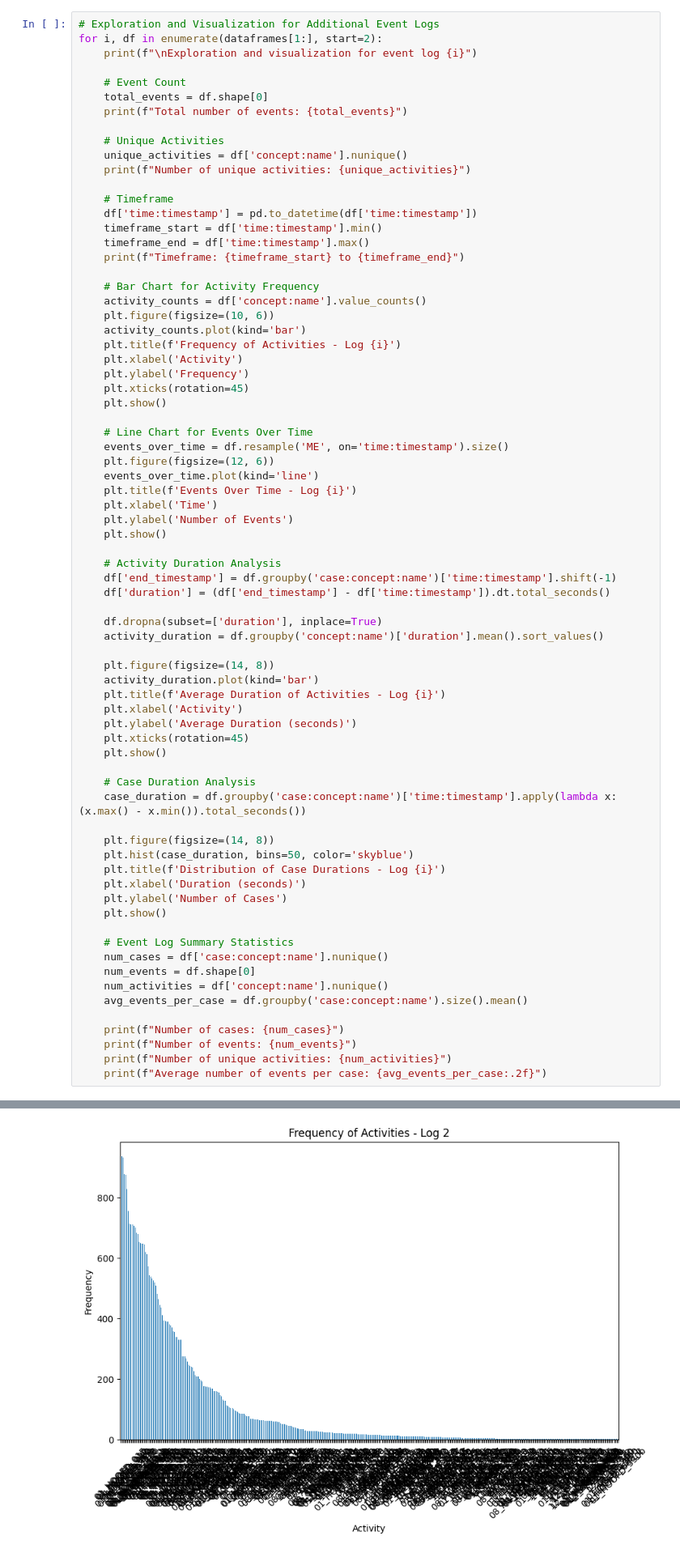
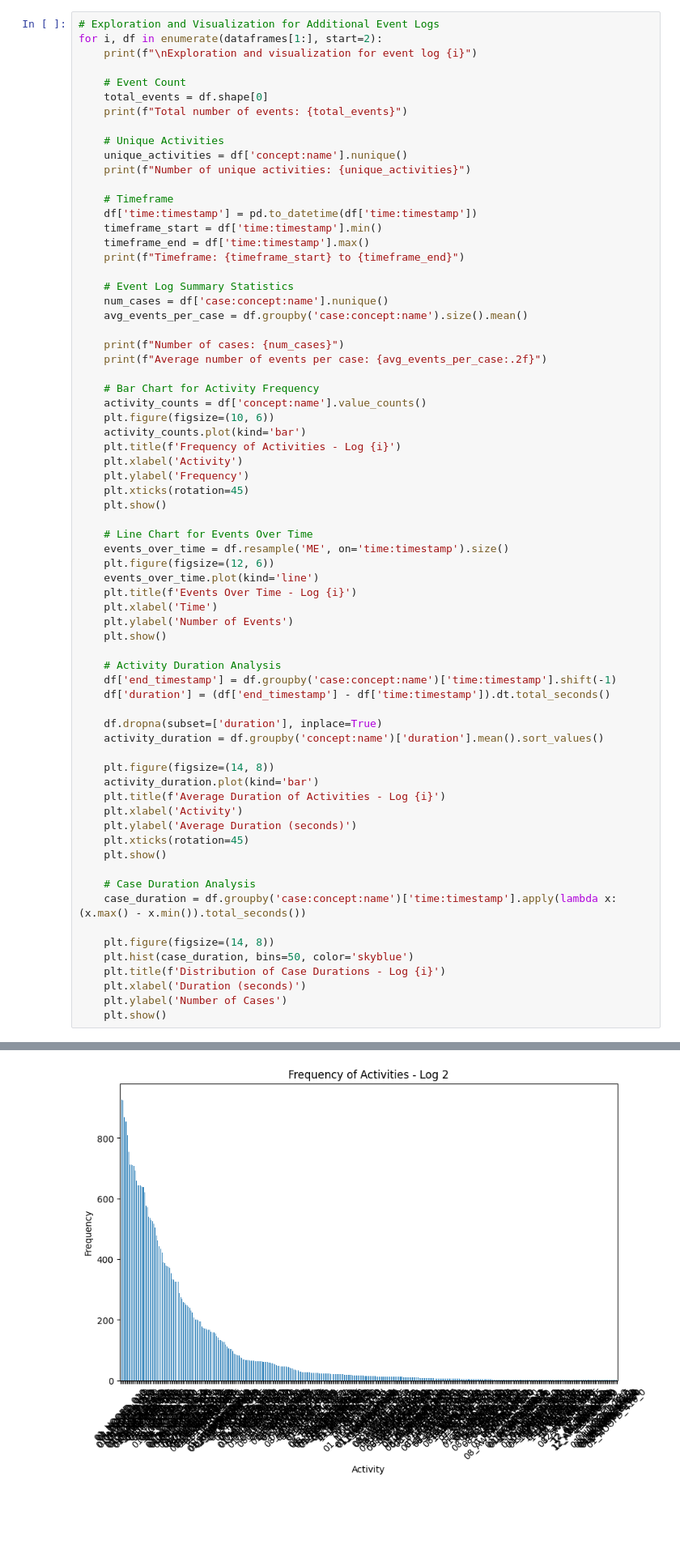
Before and after one commit to collinleiber/LMU_Master_Practical_SoSe24, a Jupyter notebook: practical/ProcessMining/group1/task5/0_data-exploration.ipynb, the cells around one changed output, grey strips where cells are left out. Shown at 81% size. Saved outputs shown, nothing was run; the diff lists cells and outputs as text; blank space fills up the shorter version.

```diff
--- a/practical/ProcessMining/group1/task5/0_data-exploration.ipynb
+++ b/practical/ProcessMining/group1/task5/0_data-exploration.ipynb
@@ -148,6 +146,13 @@ for i, df in enumerate(dataframes[1:], start=2):
     timeframe_start = df['time:timestamp'].min()
     timeframe_end = df['time:timestamp'].max()
     print(f"Timeframe: {timeframe_start} to {timeframe_end}")
+
+    # Event Log Summary Statistics
+    num_cases = df['case:concept:name'].nunique()
+    avg_events_per_case = df.groupby('case:concept:name').size().mean()
+
+    print(f"Number of cases: {num_cases}")
+    print(f"Average number of events per case: {avg_events_per_case:.2f}")
 
     # Bar Chart for Activity Frequency
     activity_counts = df['concept:name'].value_counts()
@@ -192,16 +197,5 @@ for i, df in enumerate(dataframes[1:], start=2):
     plt.xlabel('Duration (seconds)')
     plt.ylabel('Number of Cases')
     plt.show()
-
-    # Event Log Summary Statistics
-    num_cases = df['case:concept:name'].nunique()
-    num_events = df.shape[0]
-    num_activities = df['concept:name'].nunique()
-    avg_events_per_case = df.groupby('case:concept:name').size().mean()
-
-    print(f"Number of cases: {num_cases}")
-    print(f"Number of events: {num_events}")
-    print(f"Number of unique activities: {num_activities}")
-    print(f"Average number of events per case: {avg_events_per_case:.2f}")
 # %% [output]
 Exploration and visualization for event log 2
@@ -211 +207 @@ Timeframe: 2010-10-05 00:00:00+00:00 to 2014-01-07 00:00:00+00:00
-[figure, old version]
+[figure, new version]
```
Also changed, not shown: parts of 3 cells of this notebook.
